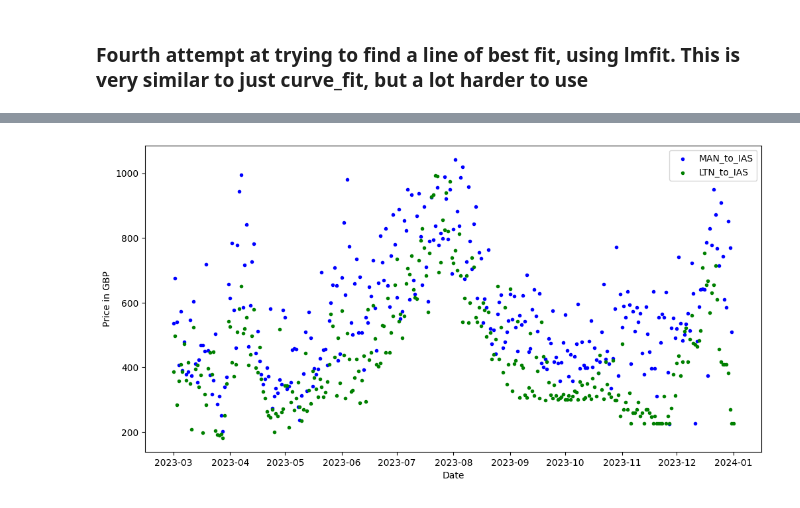
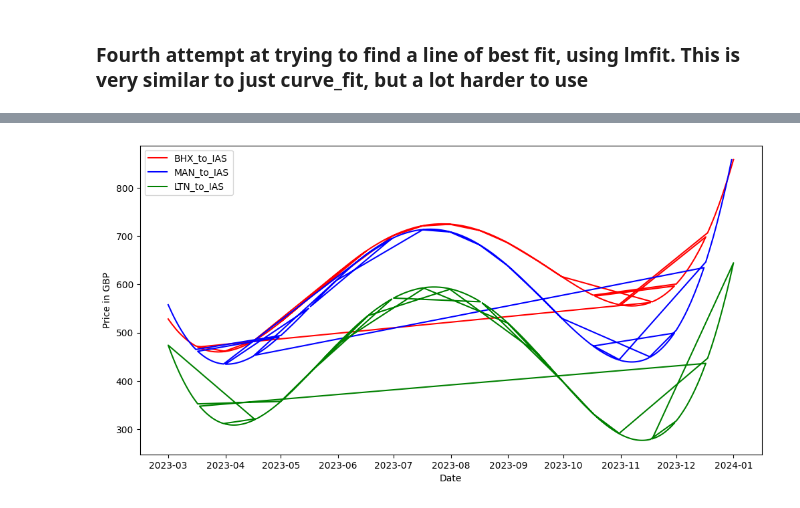
Before and after one commit to MichaelSc21/Airfare-flights-KIWI-API, a Jupyter notebook: anaylsing_data.ipynb, the cells around one changed output, grey strips where cells are left out. Drawn from its saved outputs; the diff is of its cells as text; code cells hidden in the pictures.

```diff
--- a/anaylsing_data.ipynb
+++ b/anaylsing_data.ipynb
@@ -20,9 +20,9 @@ def filter_data(df):
     lower_range = mean - 2*std
     upper_range = mean + 2*std
     mask = (df['price'] >= lower_range) & (df['price'] <= upper_range)
-
-    df['price'] = df['price'][mask]
-    df['duration'] = df['duration'][mask]
+    print(len(df['price']))
+    df = df.loc[mask]
+    print(len(df['price']))
 
     df['departure'] = pd.to_datetime(df['departure'].str[:10])
 
@@ -166,0 +210,18 @@ MAN_to_IAS2 = sort_by_date(MAN_to_IAS)
+# %%
+y = LTN_to_IAS2['price']
+x = LTN_to_IAS2.index
+x_line= (x - pd.Timestamp("01/01/1970")) // pd.Timedelta('1s')
+y = y.astype(int)
+
+
+def poly_model(x, *param):
+    total = np.empty(len(x))
+    for i in range(len(param), 1, -1):
+        total += param[len(param)-i] * x**i
+        print(total)
+
+p= np.polyfit(x_line, y, 4)
+y_line = np.polyval(p, x_line)
+fig, ax = plt.subplots(figsize=(12, 6))
+ax.plot(x, y_line)
+ax.scatter(x, y, marker='.')
@@ -167,19 +236,24 @@ MAN_to_IAS2 = sort_by_date(MAN_to_IAS)
 # %%
 def plot(df,filename,  ax, colour):
     x = df.index
     y = df['price']
-    #x_line= (x - pd.Timestamp("01/01/1970")) // pd.Timedelta('1s')
+    x_line= (x - pd.Timestamp("01/01/1970")) // pd.Timedelta('1s')
+    y = y.astype(int)
+
+    p= np.polyfit(x_line, y, 4)
+    y_line = np.polyval(p, x_line)
+    ax.plot(x, y_line, label=filename, color=colour)
 
 
     ax.set_ylabel('Price in GBP')
     #ax.set_yticks(np.arange(0, np.max(y)+1, 100))
     ax.set_xlabel('Date')
-    ax.scatter(x, y, marker ='.', color=colour, label=filename)
+    #ax.scatter(x, y, marker ='.', color=colour, label=filename)
     ax.legend()
 
 fig, ax = plt.subplots(figsize =(12, 6))
-#plot(BHX_to_IAS2,'BHX_to_IAS', ax, colour='red')
-plot(MAN_to_IAS2, 'MAN_to_IAS', ax, colour='blue')
-plot(LTN_to_IAS2, 'LTN_to_IAS', ax, colour='green')
+plot(BHX_to_IAS2,'BHX_to_IAS', ax, colour='red')
+plot(MAN_to_IAS2,'MAN_to_IAS', ax, colour='blue')
+plot(LTN_to_IAS2,'LTN_to_IAS', ax, colour='green')
 # %% [output]
-[figure, old version]
+[figure, new version]
```
Also changed, not shown: parts of 10 cells of this notebook.
